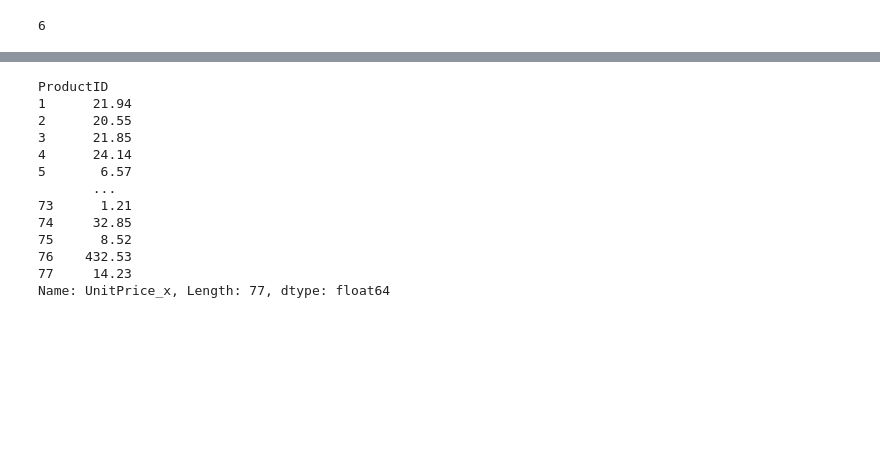
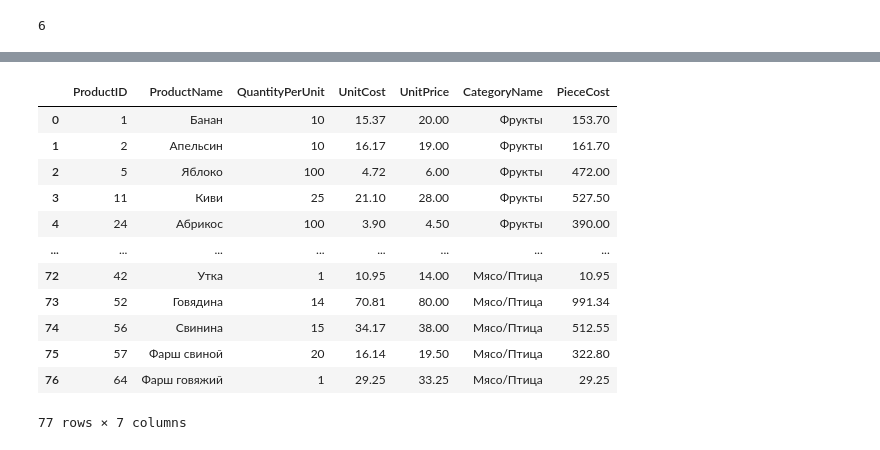
Before and after one commit to Alsecode/ML_lab1, a Jupyter notebook: ЛР2/lab2_1.1.ipynb, the cells around one changed output, grey strips where cells are left out. Saved outputs shown, nothing was run; the diff lists cells and outputs as text; code cells hidden in the pictures; blank space fills up the shorter version.

```diff
--- a/ЛР2/lab2_1.1.ipynb
+++ b/ЛР2/lab2_1.1.ipynb
@@ -259,20 +233,20 @@ Name: OrderSum, Length: 836, dtype: float64
 # %%
 #Определить продукты с максимальной стоимостью за шт. (не за единицу товара)
 
-#Продукты с максимальной стоимость за штуку
-max_cost = df_products_and_orders.groupby('ProductID')['UnitPrice_x'].max()
-max_cost
+#Новый столбец, отображающий цену за шт. товара (не за единицу)
+products_df['PieceCost'] = products_df['UnitCost'] * products_df['QuantityPerUnit']
+products_df
 # %% [output]
+|  | ProductID | ProductName | QuantityPerUnit | UnitCost | UnitPrice | CategoryName | PieceCost |
+| 0 | 1 | Банан | 10 | 15.37 | 20.00 | Фрукты | 153.70 |
+| 1 | 2 | Апельсин | 10 | 16.17 | 19.00 | Фрукты | 161.70 |
+| 2 | 5 | Яблоко | 100 | 4.72 | 6.00 | Фрукты | 472.00 |
+| 3 | 11 | Киви | 25 | 21.10 | 28.00 | Фрукты | 527.50 |
+| 4 | 24 | Абрикос | 100 | 3.90 | 4.50 | Фрукты | 390.00 |
+| ... | ... | ... | ... | ... | ... | ... | ... |
+| 72 | 42 | Утка | 1 | 10.95 | 14.00 | Мясо/Птица | 10.95 |
+| 73 | 52 | Говядина | 14 | 70.81 | 80.00 | Мясо/Птица | 991.34 |
+| 74 | 56 | Свинина | 15 | 34.17 | 38.00 | Мясо/Птица | 512.55 |
+| 75 | 57 | Фарш свиной | 20 | 16.14 | 19.50 | Мясо/Птица | 322.80 |
+| 76 | 64 | Фарш говяжий | 1 | 29.25 | 33.25 | Мясо/Птица | 29.25 |
-ProductID
-1      21.94
-2      20.55
-3      21.85
-4      24.14
-5       6.57
-       ...
-73      1.21
-74     32.85
-75      8.52
-76    432.53
-77     14.23
-Name: UnitPrice_x, Length: 77, dtype: float64
+77 rows × 7 columns
```
Also changed, not shown: parts of 19 cells of this notebook, 1 other file.
